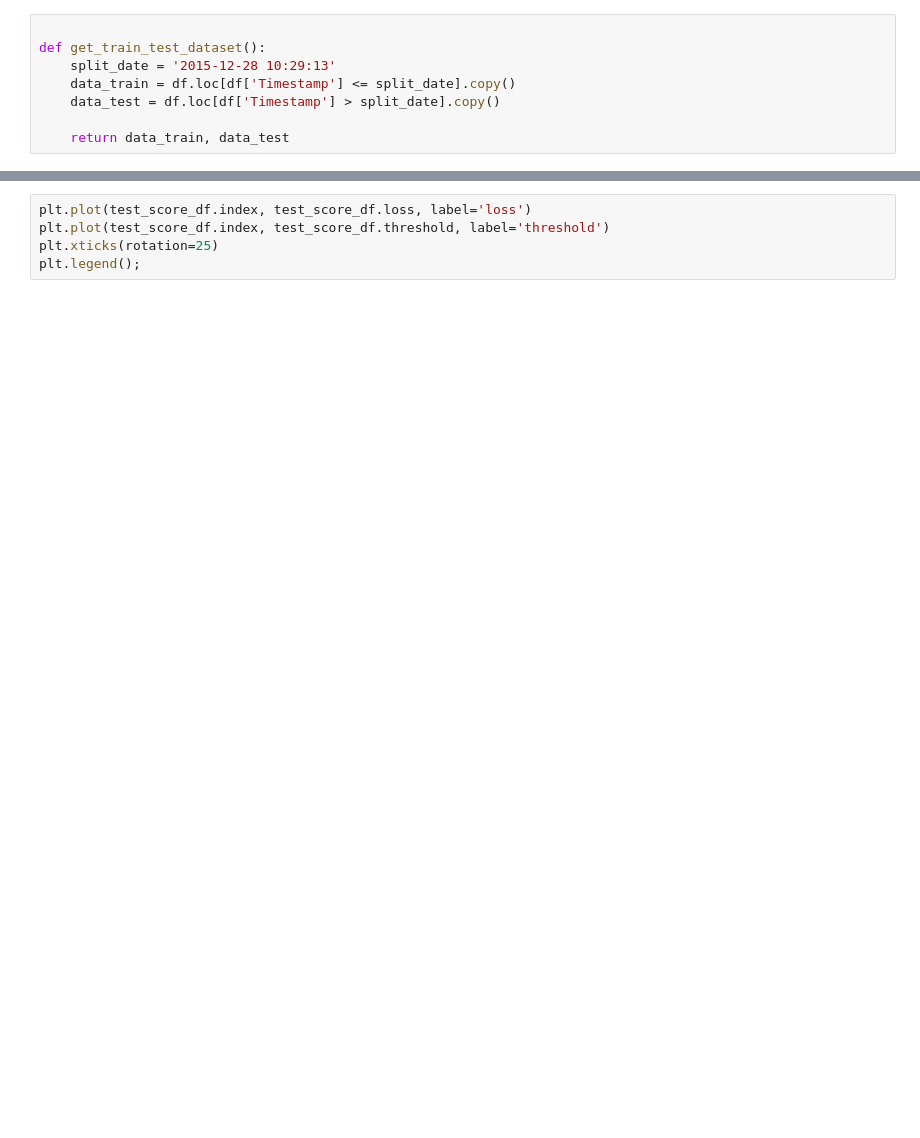
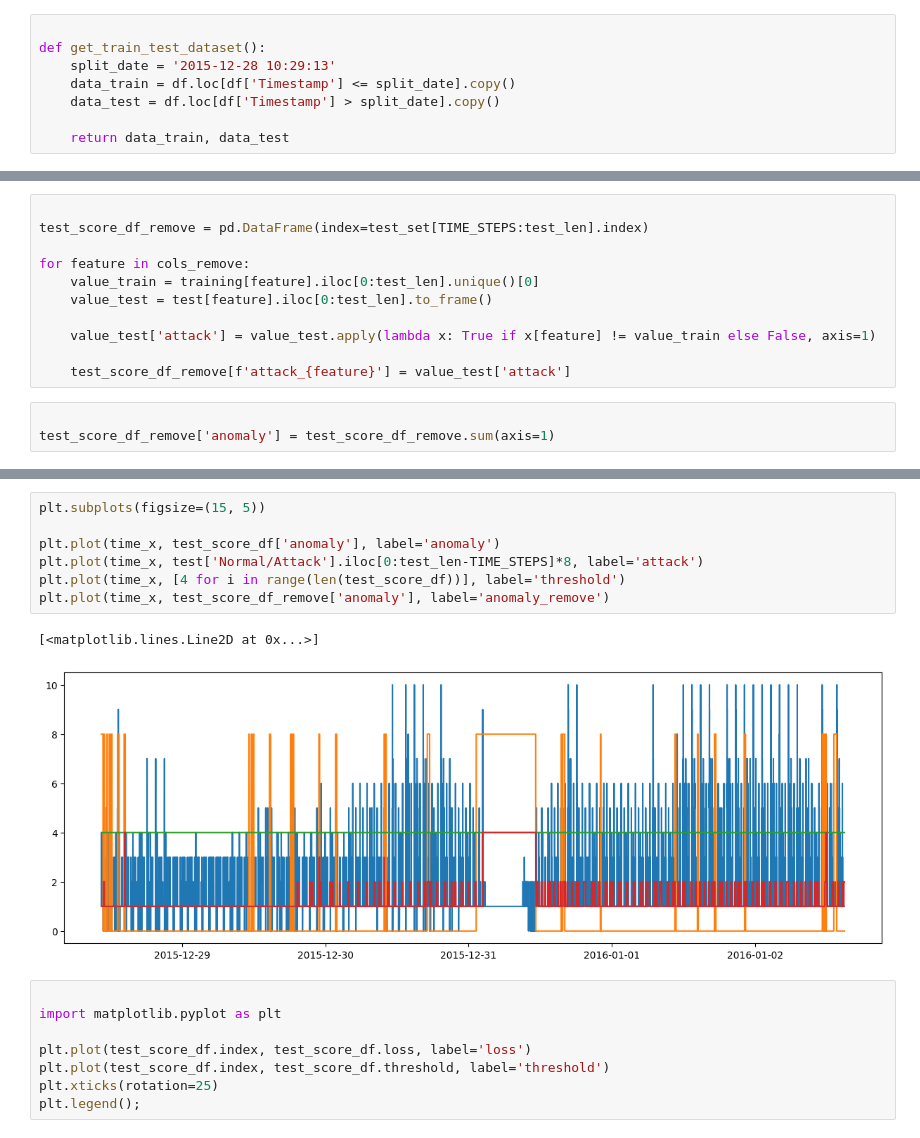
Before and after one commit to dbodenghien/SWaT_Analysis_TFE, a Jupyter notebook: lstm_model.ipynb, the cells around one changed output, grey strips where cells are left out. Drawn from its saved outputs; the diff is of its cells as text; blank space fills up the shorter version.

```diff
--- a/lstm_model.ipynb
+++ b/lstm_model.ipynb
@@ -252,0 +282,14 @@ test_score_df['loss'] = test_mae_loss
+# %%
+
+test_score_df_remove = pd.DataFrame(index=test_set[TIME_STEPS:test_len].index)
+
+for feature in cols_remove:
+    value_train = training[feature].iloc[0:test_len].unique()[0]
+    value_test = test[feature].iloc[0:test_len].to_frame()
+
+    value_test['attack'] = value_test.apply(lambda x: True if x[feature] != value_train else False, axis=1)
+
+    test_score_df_remove[f'attack_{feature}'] = value_test['attack']
+# %%
+
+test_score_df_remove['anomaly'] = test_score_df_remove.sum(axis=1)
@@ -253,4 +304,17 @@ test_score_df['loss'] = test_mae_loss
+# %%
+plt.subplots(figsize=(15, 5))
+
+plt.plot(time_x, test_score_df['anomaly'], label='anomaly')
+plt.plot(time_x, test['Normal/Attack'].iloc[0:test_len-TIME_STEPS]*8, label='attack')
+plt.plot(time_x, [4 for i in range(len(test_score_df))], label='threshold')
+plt.plot(time_x, test_score_df_remove['anomaly'], label='anomaly_remove')
+# %% [output]
+[<matplotlib.lines.Line2D at 0x...>]
+[figure, added]
 # %%
+
+import matplotlib.pyplot as plt
+
 plt.plot(test_score_df.index, test_score_df.loss, label='loss')
 plt.plot(test_score_df.index, test_score_df.threshold, label='threshold')
 plt.xticks(rotation=25)
```
Also changed, not shown: parts of 33 cells of this notebook, 2 other files.
